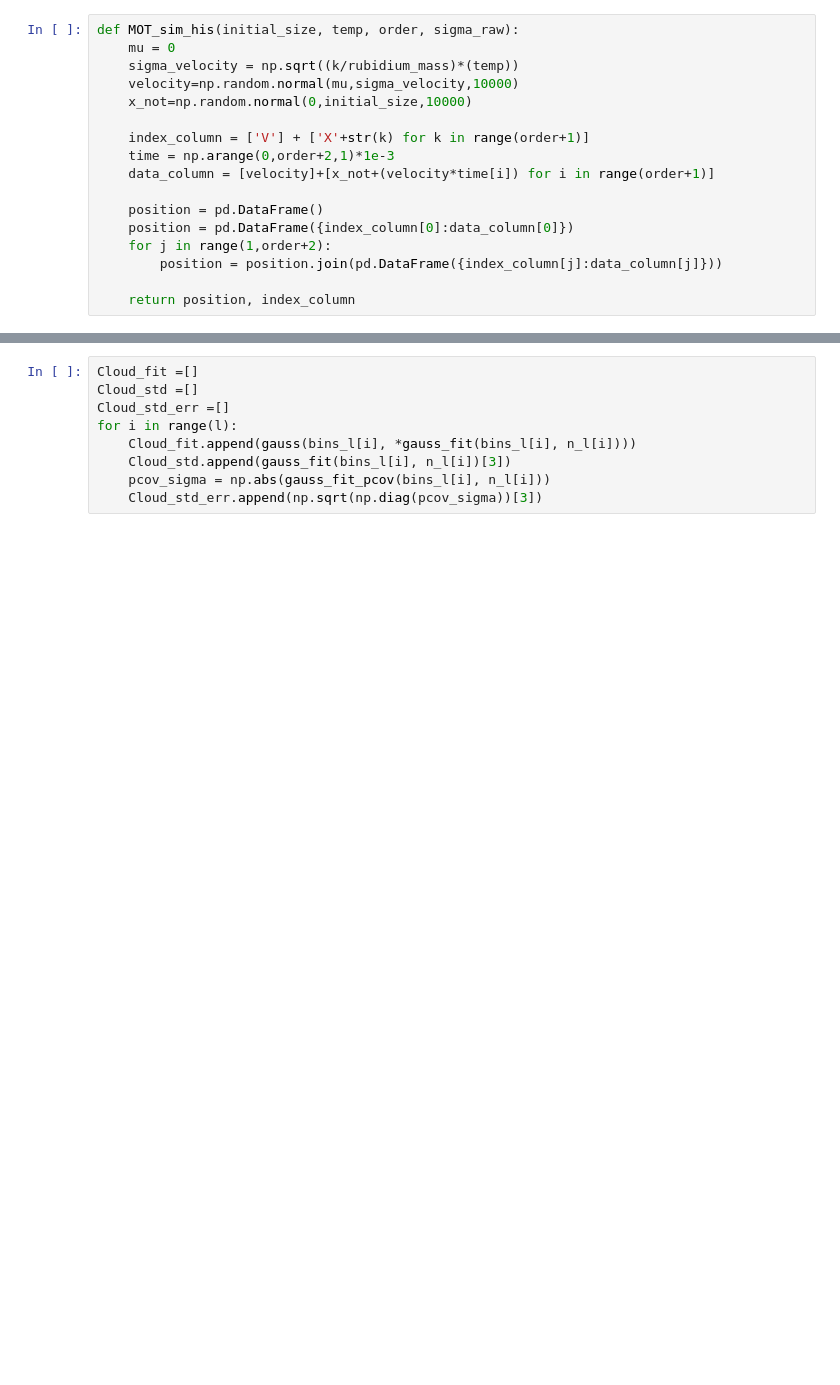
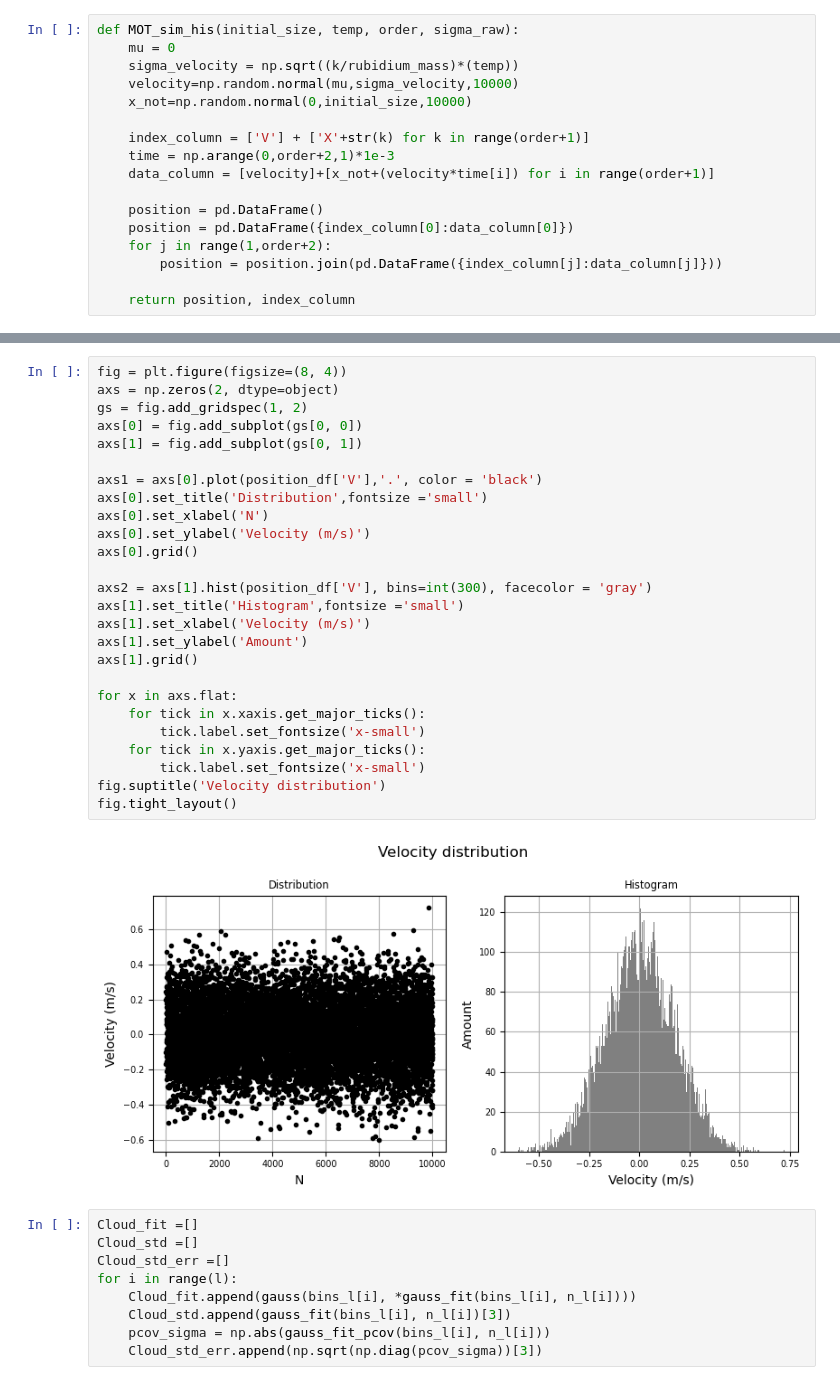
Before and after one commit to Sizslie01/Aoom, a Jupyter notebook: Thesis The Final Project/Monte Carlo Simulation of cloud atoms in 1D/1D cloud atoms Monte carlo simulation.ipynb, the cells around one changed output, grey strips where cells are left out. Cells and saved outputs as stored; diff of their text form; blank space fills up the shorter version.

```diff
--- a/Thesis The Final Project/Monte Carlo Simulation of cloud atoms in 1D/1D cloud atoms Monte carlo simulation.ipynb
+++ b/Thesis The Final Project/Monte Carlo Simulation of cloud atoms in 1D/1D cloud atoms Monte carlo simulation.ipynb
@@ -123,3 +193,31 @@ for i in index_column[1:]:
+# %%
+fig = plt.figure(figsize=(8, 4))
+axs = np.zeros(2, dtype=object)
+gs = fig.add_gridspec(1, 2)
+axs[0] = fig.add_subplot(gs[0, 0])
+axs[1] = fig.add_subplot(gs[0, 1])
+
+axs1 = axs[0].plot(position_df['V'],'.', color = 'black')
+axs[0].set_title('Distribution',fontsize ='small')
+axs[0].set_xlabel('N')
+axs[0].set_ylabel('Velocity (m/s)')
+axs[0].grid()
+
+axs2 = axs[1].hist(position_df['V'], bins=int(300), facecolor = 'gray')
+axs[1].set_title('Histogram',fontsize ='small')
+axs[1].set_xlabel('Velocity (m/s)')
+axs[1].set_ylabel('Amount')
+axs[1].grid()
+
+for x in axs.flat:
+    for tick in x.xaxis.get_major_ticks():
+        tick.label.set_fontsize('x-small')
+    for tick in x.yaxis.get_major_ticks():
+        tick.label.set_fontsize('x-small')
+fig.suptitle('Velocity distribution')
+fig.tight_layout()
+# %% [output]
+[figure, added]
 # %%
 Cloud_fit =[]
 Cloud_std =[]
```
Also changed, not shown: parts of 4 cells of this notebook, 2 other files.
